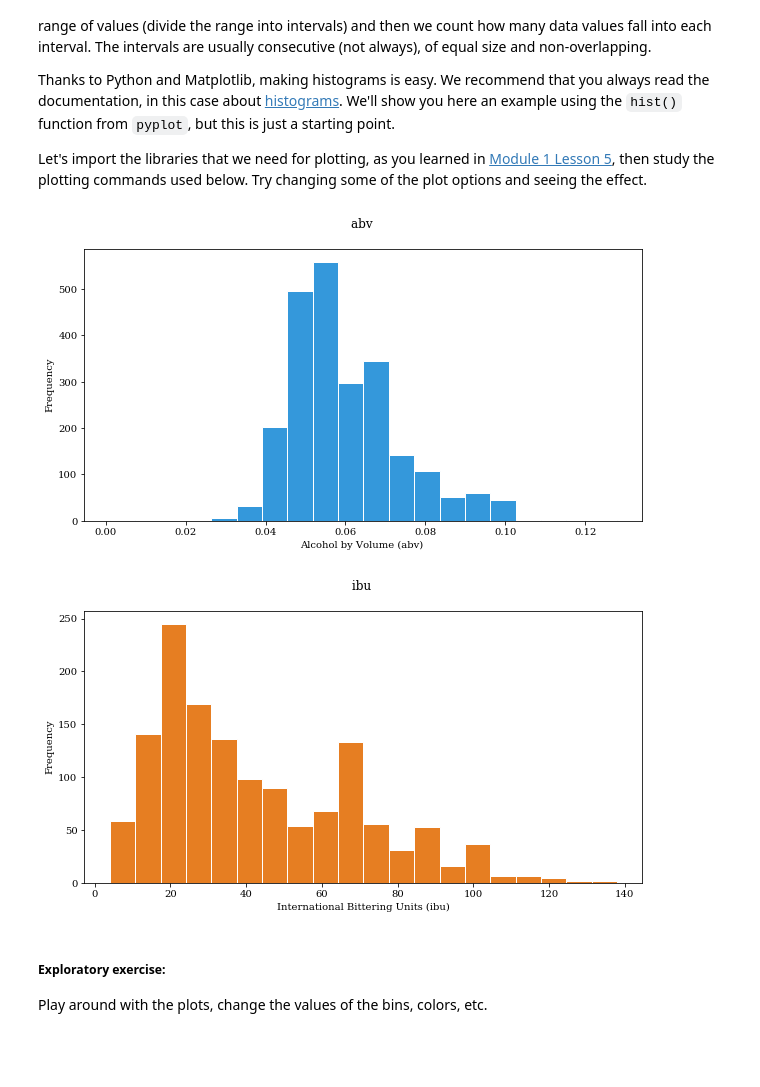
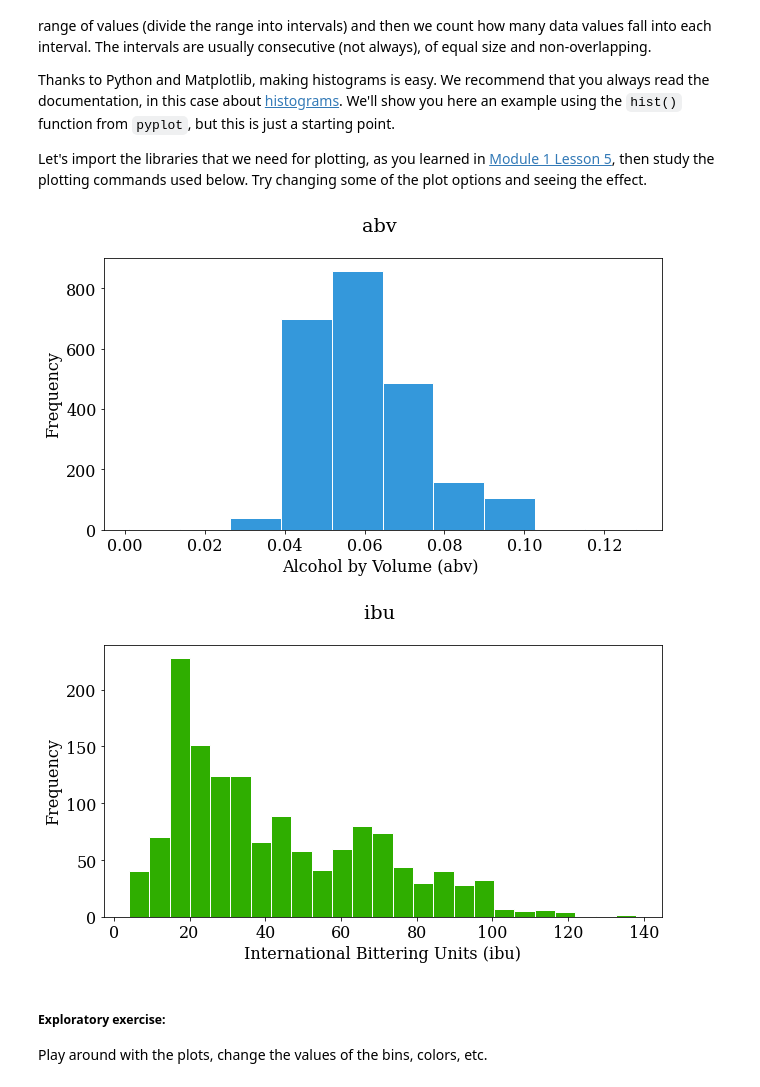
Before and after one commit to martinezpl/Strive, a Jupyter notebook: M1/w4/d16_statistics/Exercise_01_Cheers_Stats_Beers.ipynb, the cells around one changed output. Drawn from its saved outputs; the diff is of its cells as text; code cells hidden in the pictures; blank space fills up the shorter version.

```diff
--- a/M1/w4/d16_statistics/Exercise_01_Cheers_Stats_Beers.ipynb
+++ b/M1/w4/d16_statistics/Exercise_01_Cheers_Stats_Beers.ipynb
@@ -396,27 +396,27 @@ rcParams['font.size'] = 16
 # %%
 #You can set the size of the figure by doing:
 pyplot.figure(figsize=(10,5))
 
 #Plotting
-pyplot.hist(abv, bins=20, color='#3498db', histtype='bar', edgecolor='white')
+pyplot.hist(abv, bins=10, color='#3498db', histtype='bar', edgecolor='white')
 #The \n is to leave a blank line between the title and the plot
 pyplot.title('abv \n')
 pyplot.xlabel('Alcohol by Volume (abv) ')
 pyplot.ylabel('Frequency');
 # %% [output]
-[figure, old version]
+[figure, new version]
 # %%
 #You can set the size of the figure by doing:
 pyplot.figure(figsize=(10,5))
 
 #Plotting
-pyplot.hist(ibu, bins=20, color='#e67e22', histtype='bar', edgecolor='white')
+pyplot.hist(ibu, bins=25, color='#2fae00', histtype='bar', edgecolor='white')
 #The \n is to leave a blanck line between the title and the plot
 pyplot.title('ibu \n')
 pyplot.xlabel('International Bittering Units (ibu)')
 pyplot.ylabel('Frequency');
 # %% [output]
-[figure, old version]
+[figure, new version]
 # %% [markdown]
 ##### Exploratory exercise:
 
```
